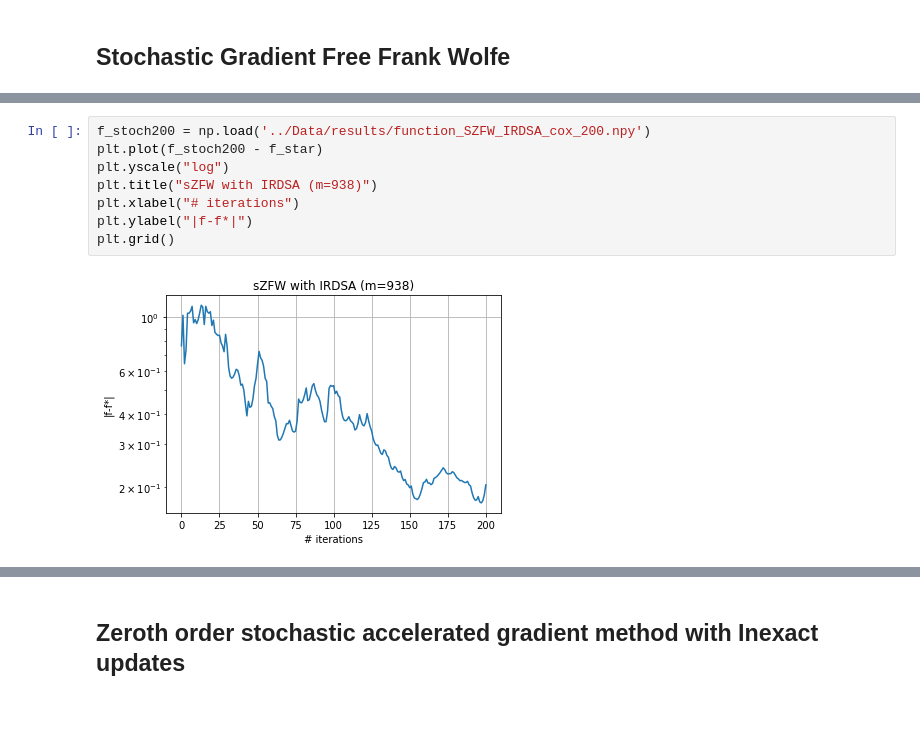
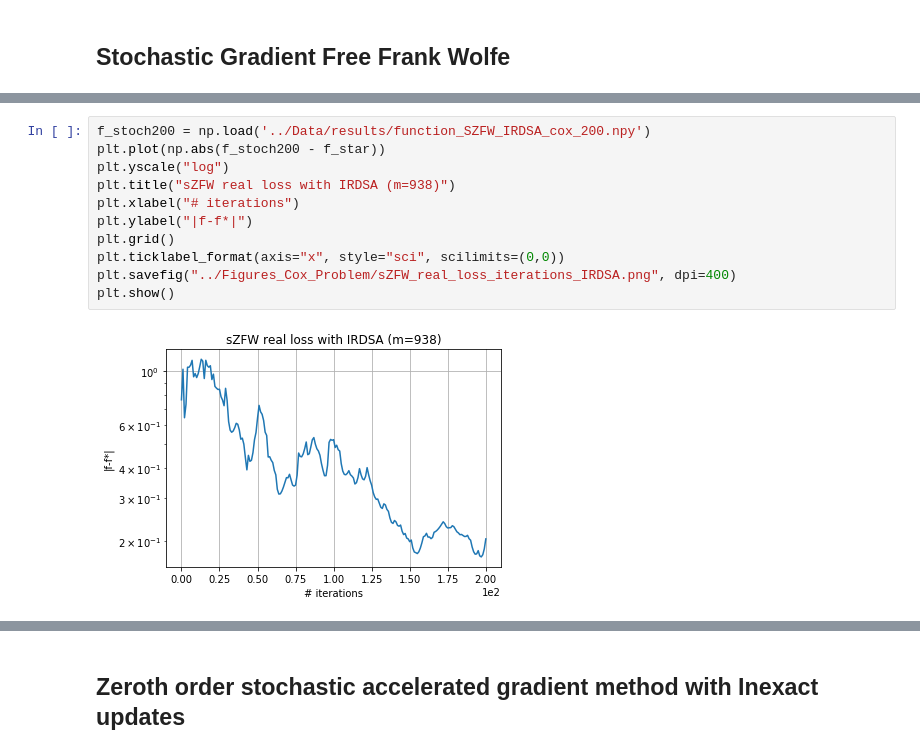
Before and after one commit to liacov/OPTproj, a Jupyter notebook: notebooks/CoxRegression.ipynb, the cells around one changed output, grey strips where cells are left out. Drawn from its saved outputs; the diff is of its cells as text; blank space fills up the shorter version.

```diff
--- a/notebooks/CoxRegression.ipynb
+++ b/notebooks/CoxRegression.ipynb
@@ -125,10 +142,13 @@ Wall time: 13.4 µs
 # %%
 f_stoch200 = np.load('../Data/results/function_SZFW_IRDSA_cox_200.npy')
-plt.plot(f_stoch200 - f_star)
+plt.plot(np.abs(f_stoch200 - f_star))
 plt.yscale("log")
-plt.title("sZFW with IRDSA (m=938)")
+plt.title("sZFW real loss with IRDSA (m=938)")
 plt.xlabel("# iterations")
 plt.ylabel("|f-f*|")
 plt.grid()
+plt.ticklabel_format(axis="x", style="sci", scilimits=(0,0))
+plt.savefig("../Figures_Cox_Problem/sZFW_real_loss_iterations_IRDSA.png", dpi=400)
+plt.show()
 # %% [output]
-[figure, old version]
+[figure, new version]
```
Also changed, not shown: parts of 14 cells of this notebook, 32 other files.
